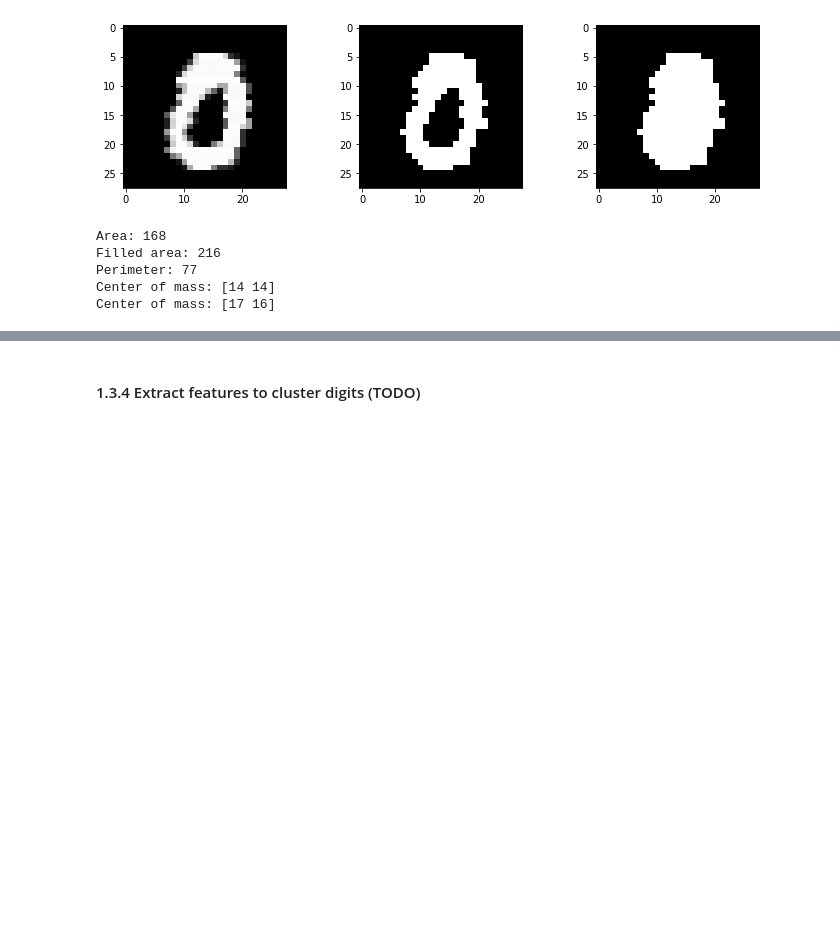
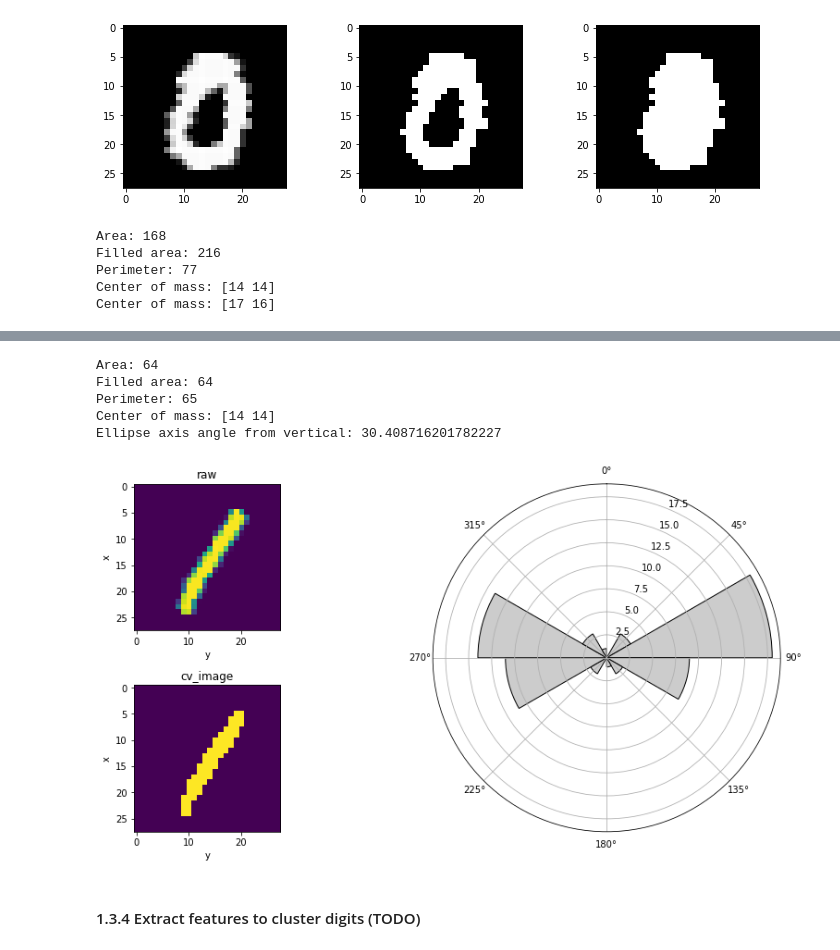
Before and after one commit to LTS5/iapr, a Jupyter notebook: labs/lab_02_object_description.ipynb, the cells around one changed output, grey strips where cells are left out. Drawn from its saved outputs; the diff is of its cells as text; code cells hidden in the pictures; blank space fills up the shorter version.

```diff
--- a/labs/lab_02_object_description.ipynb
+++ b/labs/lab_02_object_description.ipynb
@@ -715,3 +644,48 @@ Center of mass: [14 14]
+# %%
+# ref
+# https://opencv24-python-tutorials.readthedocs.io/en/latest/py_tutorials/py_imgproc/py_contours/py_contour_features/py_contour_features.html
+# https://github.com/rtharungowda/hcg/blob/2cc3125e120d3279bfe8daf89e16f28d38ac4767/segmentation.py
+im1 = ones_im[4]
+
+print('Area:', compute_area(im1))
+print('Filled area:', compute_filled_area(im1))
+print('Perimeter:', compute_perimeter(im1))
+print('Center of mass:', compute_com(im1))
+
+bool_im1 = img_as_bool(im1)
+im1_array = Image.fromarray(np.uint8(bool_im1*255))
+cv_image = np.array(im1_array)
+
+## calculate angles to obtain hist
+angle_ell = compute_rotate_angles(im1, use_ellipse=True)
+print("Ellipse axis angle from vertical:", angle_ell)
+hist, bin_edges = compute_histogram(im1, bin_num=12)
+
+## viz
+fig = plt.figure(figsize=(12, 6), constrained_layout=True)
+spec = fig.add_gridspec(2, 3)
+
+ax00 = fig.add_subplot(spec[0, 0])
+ax00.imshow(im1)
+ax00.set_title('raw')
+ax00.set_xlabel('y')
+ax00.set_ylabel('x')
+
+ax01 = fig.add_subplot(spec[1, 0])
+ax01.imshow(cv_image)
+ax01.set_title('cv_image')
+ax01.set_xlabel('y')
+ax01.set_ylabel('x')
+
+ax1 = fig.add_subplot(spec[:, 1:], projection='polar')
+viz_deg_dist(hist, bin_edges, ax=ax1)
+# %% [output]
+Area: 64
+Filled area: 64
+Perimeter: 65
+Center of mass: [14 14]
+Ellipse axis angle from vertical: 30.408716201782227
+[figure, added]
 # %% [markdown]
 #### 1.3.4 Extract features to cluster digits (TODO)
 # %% [markdown]
```
Also changed, not shown: parts of 9 cells of this notebook, 1 other file.
